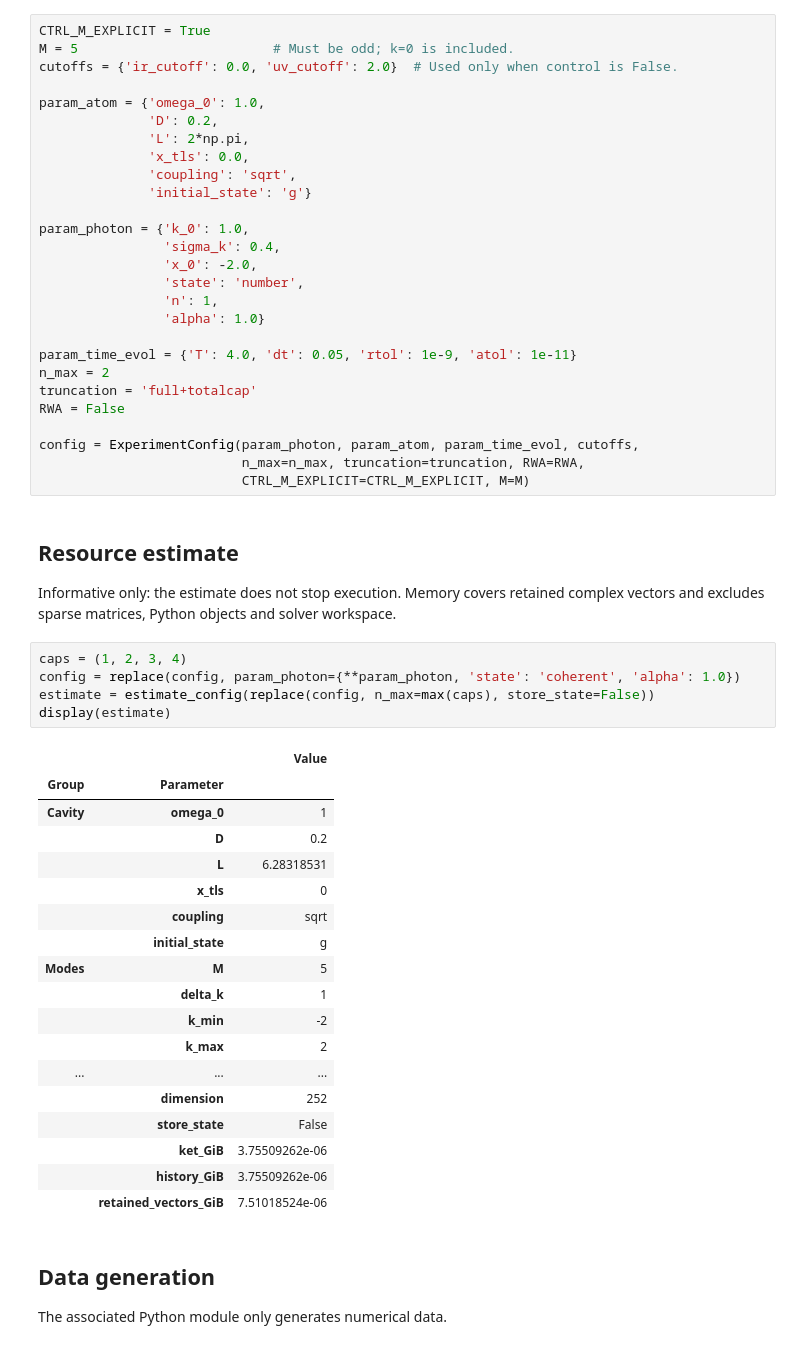
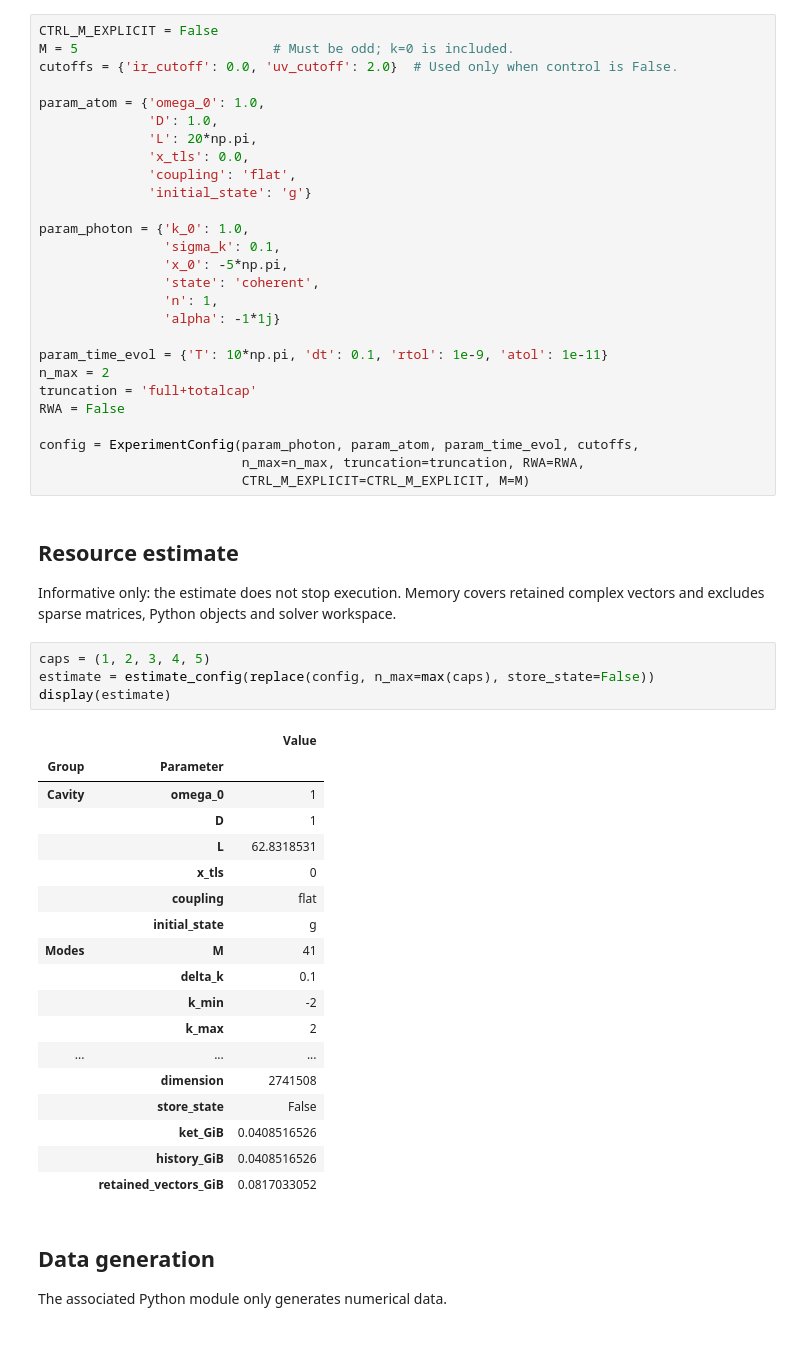
Before and after one commit to oriolpug/rabi-truncation, a Jupyter notebook: notebooks/full_cumulative_fidelity.ipynb, the cells around one changed output. Cells and saved outputs as stored; diff of their text form.

```diff
--- a/notebooks/full_cumulative_fidelity.ipynb
+++ b/notebooks/full_cumulative_fidelity.ipynb
@@ -45,25 +45,25 @@ See the [mathematical and code documentation](../documentation/main.pdf).
 # %% [markdown]
 ## Parameters
 # %%
-CTRL_M_EXPLICIT = True
+CTRL_M_EXPLICIT = False
 M = 5                         # Must be odd; k=0 is included.
 cutoffs = {'ir_cutoff': 0.0, 'uv_cutoff': 2.0}  # Used only when control is False.
 
 param_atom = {'omega_0': 1.0,
-              'D': 0.2,
-              'L': 2*np.pi,
+              'D': 1.0,
+              'L': 20*np.pi,
               'x_tls': 0.0,
-              'coupling': 'sqrt',
+              'coupling': 'flat',
               'initial_state': 'g'}
 
 param_photon = {'k_0': 1.0,
-                'sigma_k': 0.4,
-                'x_0': -2.0,
-                'state': 'number',
+                'sigma_k': 0.1,
+                'x_0': -5*np.pi,
+                'state': 'coherent',
                 'n': 1,
-                'alpha': 1.0}
+                'alpha': -1*1j}
 
-param_time_evol = {'T': 4.0, 'dt': 0.05, 'rtol': 1e-9, 'atol': 1e-11}
+param_time_evol = {'T': 10*np.pi, 'dt': 0.1, 'rtol': 1e-9, 'atol': 1e-11}
 n_max = 2
 truncation = 'full+totalcap'
 RWA = False
@@ -76,29 +76,28 @@ config = ExperimentConfig(param_photon, param_atom, param_time_evol, cutoffs,
 
 Informative only: the estimate does not stop execution. Memory covers retained complex vectors and excludes sparse matrices, Python objects and solver workspace.
 # %%
-caps = (1, 2, 3, 4)
-config = replace(config, param_photon={**param_photon, 'state': 'coherent', 'alpha': 1.0})
+caps = (1, 2, 3, 4, 5)
 estimate = estimate_config(replace(config, n_max=max(caps), store_state=False))
 display(estimate)
 # %% [output]
 |  |  | Value |
 | Group | Parameter |  |
 | Cavity | omega_0 | 1 |
-|  | D | 0.2 |
-|  | L | 6.28318531 |
+|  | D | 1 |
+|  | L | 62.8318531 |
 |  | x_tls | 0 |
-|  | coupling | sqrt |
+|  | coupling | flat |
 |  | initial_state | g |
-| Modes | M | 5 |
-|  | delta_k | 1 |
+| Modes | M | 41 |
+|  | delta_k | 0.1 |
 |  | k_min | -2 |
 |  | k_max | 2 |
 | ... | ... | ... |
-|  | dimension | 252 |
+|  | dimension | 2741508 |
 |  | store_state | False |
-|  | ket_GiB | 3.75509262e-06 |
-|  | history_GiB | 3.75509262e-06 |
-|  | retained_vectors_GiB | 7.51018524e-06 |
+|  | ket_GiB | 0.0408516526 |
+|  | history_GiB | 0.0408516526 |
+|  | retained_vectors_GiB | 0.0817033052 |
 # %% [markdown]
 ## Data generation
 
```
Also changed, not shown: parts of 3 cells of this notebook, 6 other files.
